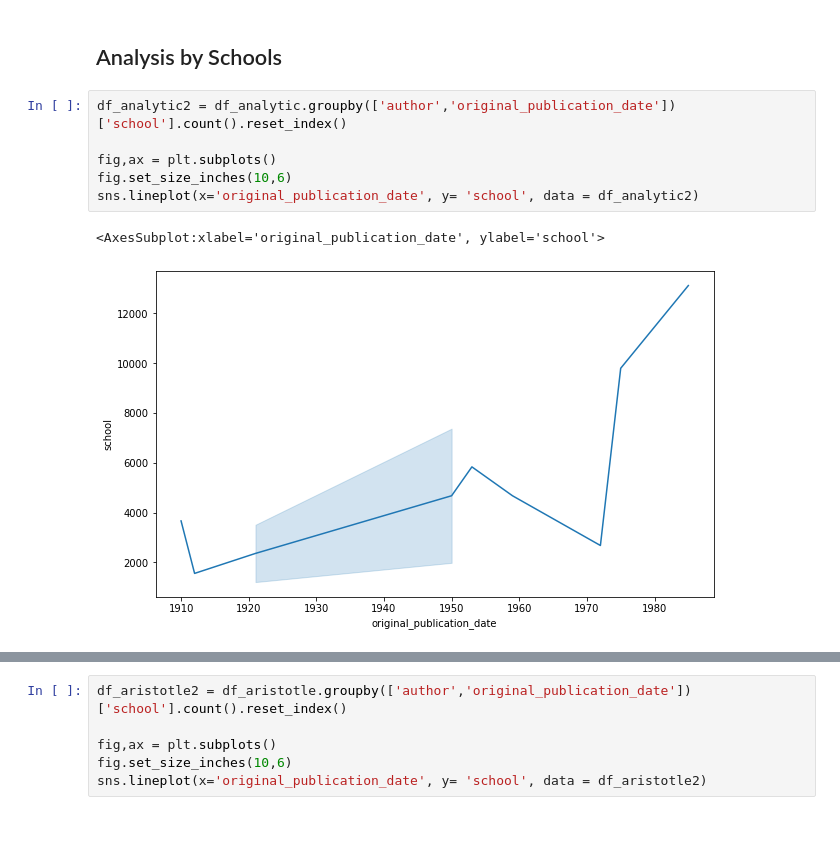
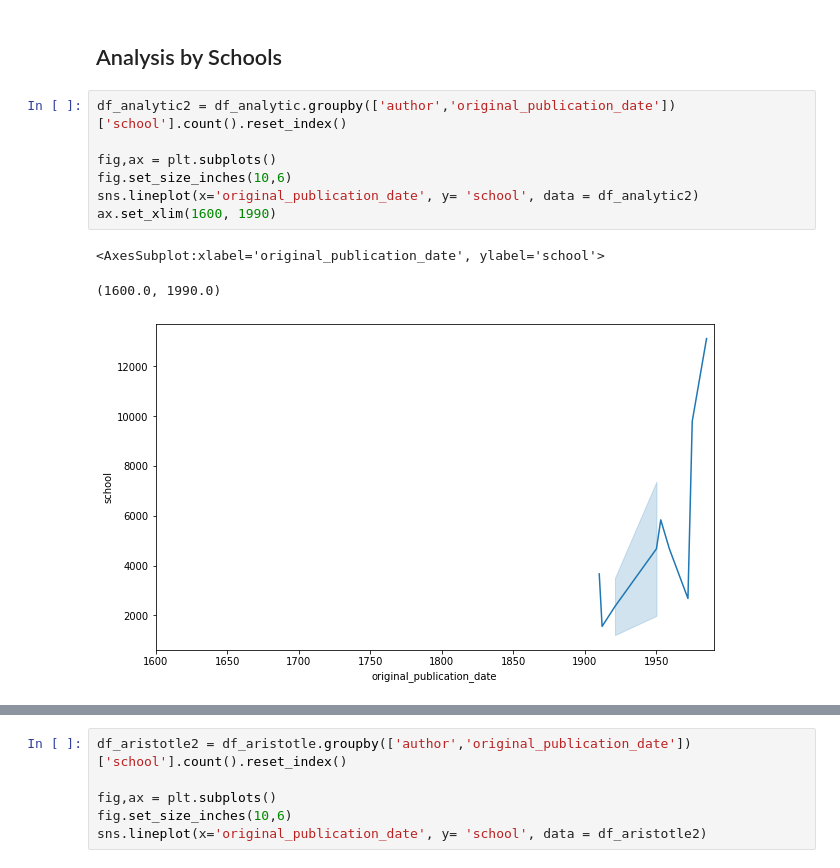
Before and after one commit to woonsupkim/NLP_Philosophy_DataStory, a Jupyter notebook: Project1.ipynb, the cells around one changed output, grey strips where cells are left out. Drawn from its saved outputs; the diff is of its cells as text; blank space fills up the shorter version.

```diff
--- a/Project1.ipynb
+++ b/Project1.ipynb
@@ -372,12 +372,14 @@ sns.countplot(y = 'author', data = df_stoicism, palette = 'flare')
 # %%
 df_analytic2 = df_analytic.groupby(['author','original_publication_date'])['school'].count().reset_index()
 
 fig,ax = plt.subplots()
 fig.set_size_inches(10,6)
 sns.lineplot(x='original_publication_date', y= 'school', data = df_analytic2)
+ax.set_xlim(1600, 1990)
 # %% [output]
 <AxesSubplot:xlabel='original_publication_date', ylabel='school'>
+(1600.0, 1990.0)
-[figure, old version]
+[figure, new version]
 # %%
 df_german_idealism2 = df_german_idealism.groupby(['author','original_publication_date'])['school'].count().reset_index()
 
```
Also changed, not shown: parts of 9 cells of this notebook.
